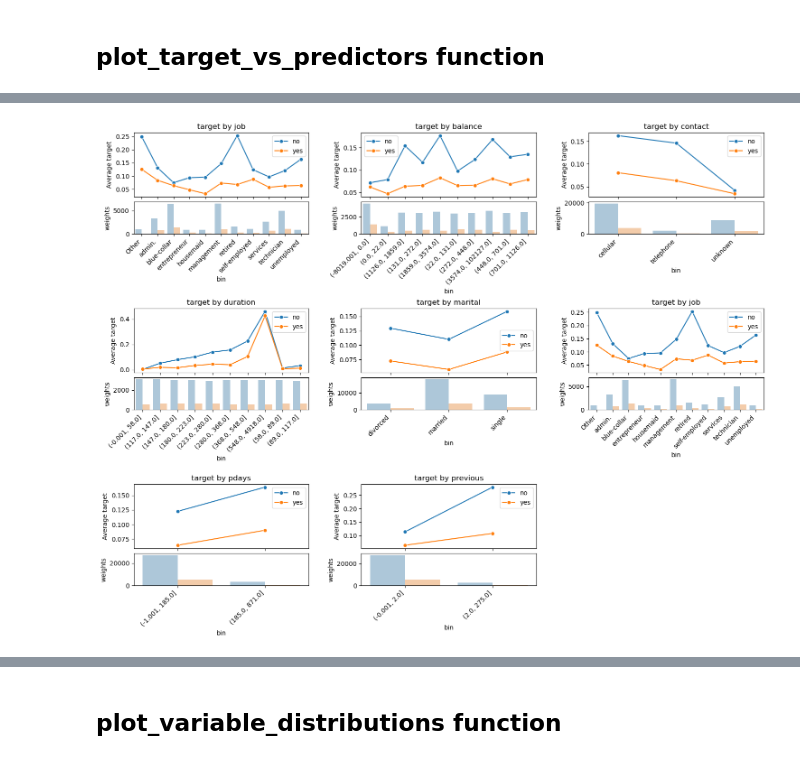
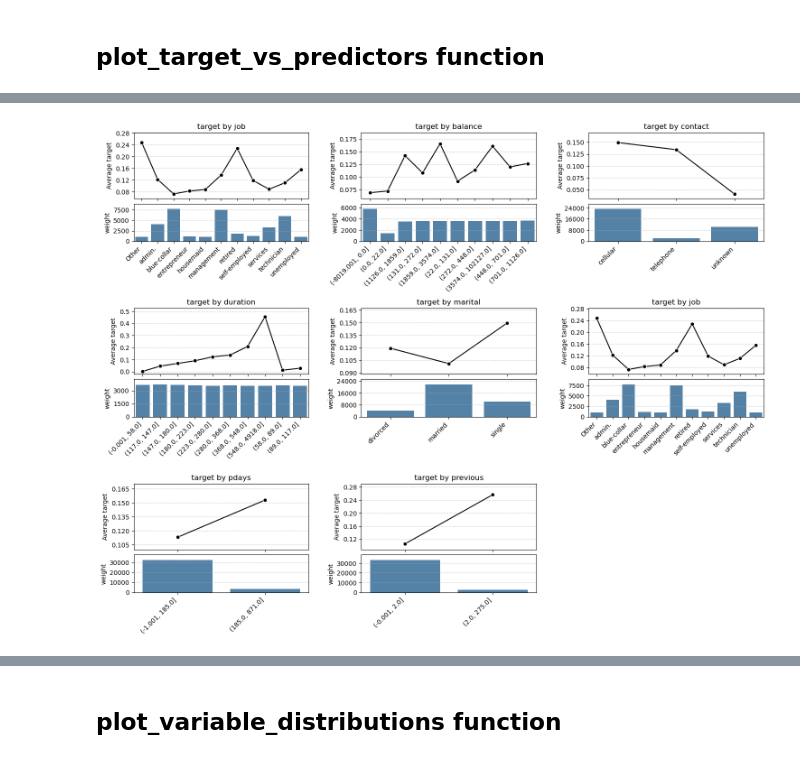
Before and after one commit to asacco-97/analysis_tools, a Jupyter notebook: notebooks/eda_example.ipynb, the cells around one changed output, grey strips where cells are left out. Saved outputs shown, nothing was run; the diff lists cells and outputs as text; code cells hidden in the pictures.

```diff
--- a/notebooks/eda_example.ipynb
+++ b/notebooks/eda_example.ipynb
@@ -48,5 +61,4 @@ predictors =  ["job", "balance", "contact", "duration", "marital", "job", "pdays
 # %%
-reload(f)
-f.plot_target_vs_predictors(df, "target", predictors, group_col="loan", weight_col="weights")
+f.plot_target_vs_predictors(df, "target", predictors, weight_col="weights")
 # %% [output]
-[figure, old version]
+[figure, new version]
```
Also changed, not shown: parts of 3 cells of this notebook, 1 other file.
